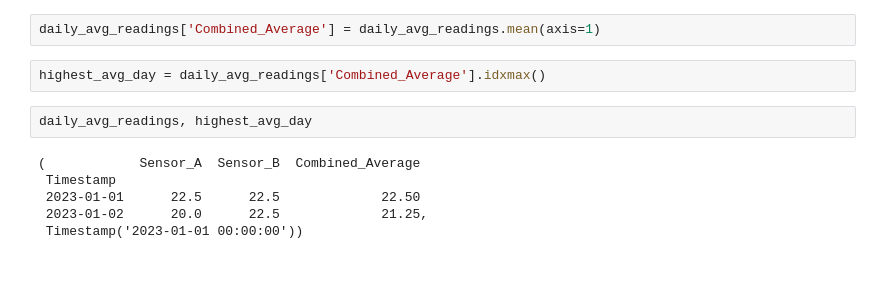
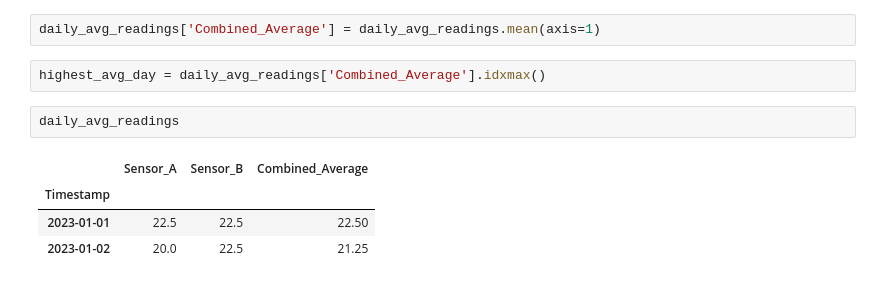
Before and after one commit to ronish645/Ronish380, a Jupyter notebook: Module12_Lab12_3_Ronish(19707).ipynb, the cells around one changed output. Cells and saved outputs as stored; diff of their text form.

```diff
--- a/Module12_Lab12_3_Ronish(19707).ipynb
+++ b/Module12_Lab12_3_Ronish(19707).ipynb
@@ -290,10 +290,9 @@ daily_avg_readings['Combined_Average'] = daily_avg_readings.mean(axis=1)
 # %%
 highest_avg_day = daily_avg_readings['Combined_Average'].idxmax()
 # %%
-daily_avg_readings, highest_avg_day
+daily_avg_readings
 # %% [output]
-(            Sensor_A  Sensor_B  Combined_Average
- Timestamp
- 2023-01-01      22.5      22.5             22.50
- 2023-01-02      20.0      22.5             21.25,
- Timestamp('2023-01-01 00:00:00'))
+|  | Sensor_A | Sensor_B | Combined_Average |
+| Timestamp |  |  |  |
+| 2023-01-01 | 22.5 | 22.5 | 22.50 |
+| 2023-01-02 | 20.0 | 22.5 | 21.25 |
```
Also changed, not shown: parts of 1 cell of this notebook.
